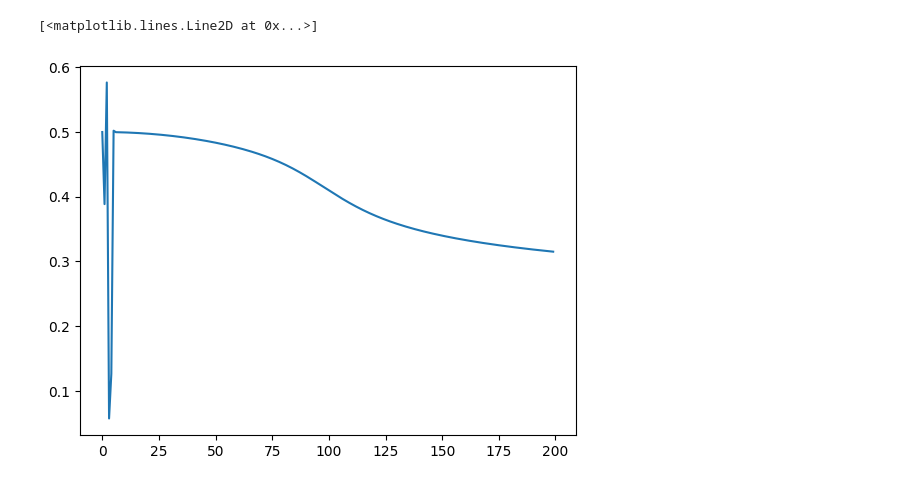
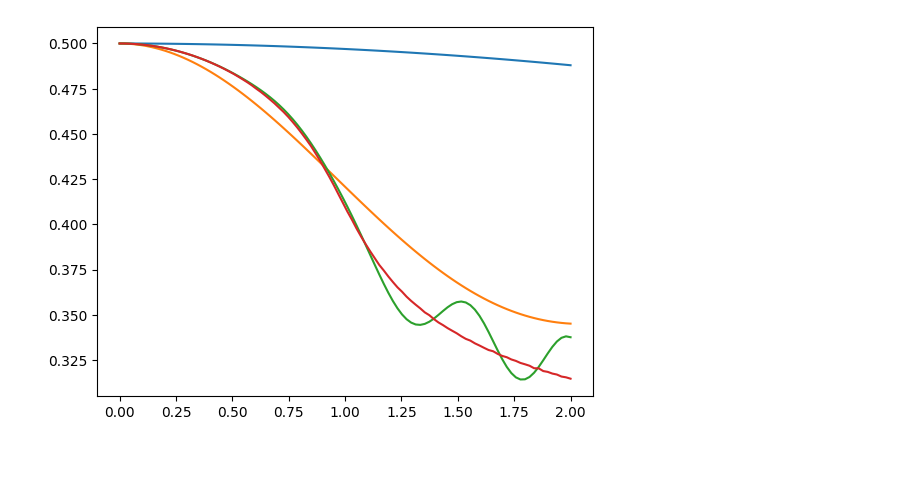
Before and after one commit to KristianMunnikhuis/subsystem_loschmidt_echo, a Jupyter notebook: scripts/mutual_info/exact_diag/adiabatic_ED.ipynb, the cells around one changed output. Drawn from its saved outputs; the diff is of its cells as text; code cells hidden in the pictures; blank space fills up the shorter version.

```diff
--- a/scripts/mutual_info/exact_diag/adiabatic_ED.ipynb
+++ b/scripts/mutual_info/exact_diag/adiabatic_ED.ipynb
@@ -124,13 +161,9 @@ Projectors = [fin_string(i,op)[0] for i in range(1,L+1)]
-# %%
-def quench_function(t,tau,h0,hf):
-    return h0+ (hf-h0)*(t/tau)
-tau = 2
-t = np.arange(0,tau,0.01)
-
-h0 = 0
-hf = 2
-
-h = quench_function(t,tau,h0,hf)
-
-
-FF =[H.tohamiltonian(dict(H0=1,Quench=hi)).eigh()[1][:,0] for hi in h]
+# %%
+ vt, times, h_vals, V0, Vf = adiabatic_lanczos_evolution(H, 0, 0.5, 50, steps=200, krylov_dim=15)
+
+plt.plot(times,[np.abs(V0@vt[i])**2 for i in range(len(vt))],label="Initial Ground State Fidelity")
+plt.plot(times,[np.abs(Vf[:,0]@vt[i])**2 for i in range(len(vt))],label="Final Ground State Fidelity")
+plt.xlim(times[0],times[-1])
+plt.title("Adiabatic Evolution, tau =" + str(times[-1]) + " hf = " + str(h_vals[-1]))
+plt.xlabel("Time")
+plt.legend()
@@ -136,0 +215,18 @@ FF =[H.tohamiltonian(dict(H0=1,Quench=hi)).eigh()[1][:,0] for hi in h]
+# %%
+plt.figure()
+for j in range(4):
+    test = [np.abs(V0@final_v_tau[j][i]) for i in range(len(final_v))]
+    plt.title("Overlap with Initial State")
+    plt.plot(h_i,test,label = f"tau = {taus[j]}")
+    plt.xlabel("h")
+    plt.ylim(0,1.1)
+    plt.xlim(0,2)
+    plt.legend()
+
+plt.figure()
+
+for j in range(4):
+    test = [np.abs(final_ex_v_tau[j][i][:,0]@final_v_tau[j][i])**2 for i in range(len(final_v))]
+    plt.title("Overlap with Final State")
+    plt.plot(h_i,test,label = f"tau = {taus[j]}")
+    plt.legend()
@@ -137,5 +236,6 @@ FF =[H.tohamiltonian(dict(H0=1,Quench=hi)).eigh()[1][:,0] for hi in h]
 # %%
-plt.plot([Projectors[1].expt_value(FF[i]) for i in range(len(FF))])
+for j in range(4):
+    dat_test = [Projectors[1].expt_value(final_v_tau[j][i]) for i in range(len(final_v))]
+    plt.plot(h_i,dat_test)
 # %% [output]
-[<matplotlib.lines.Line2D at 0x...>]
-[figure, old version]
+[figure, new version]
```
Also changed, not shown: parts of 31 cells of this notebook, 4 other files.
